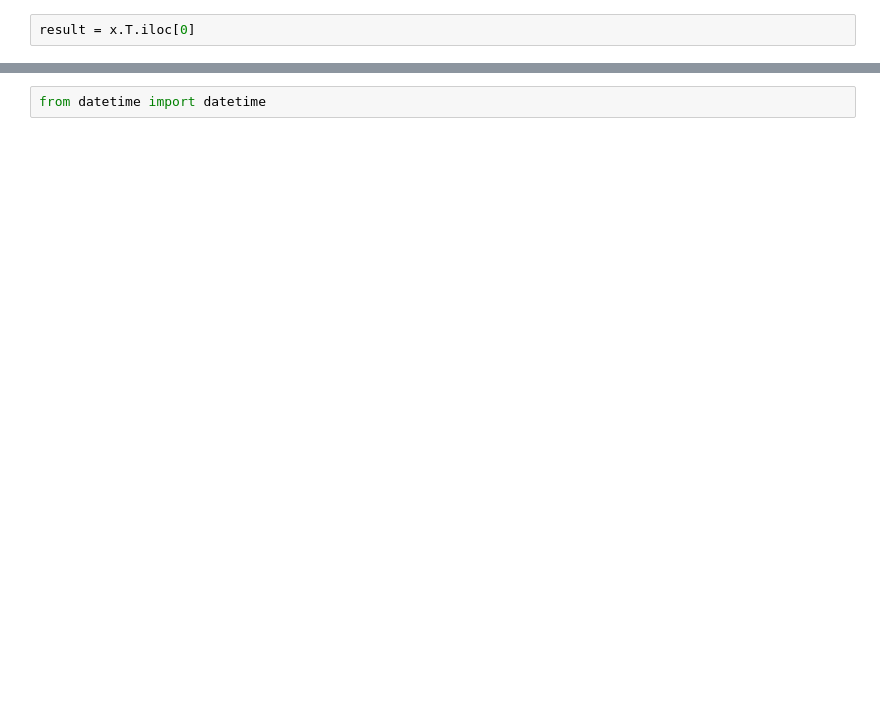
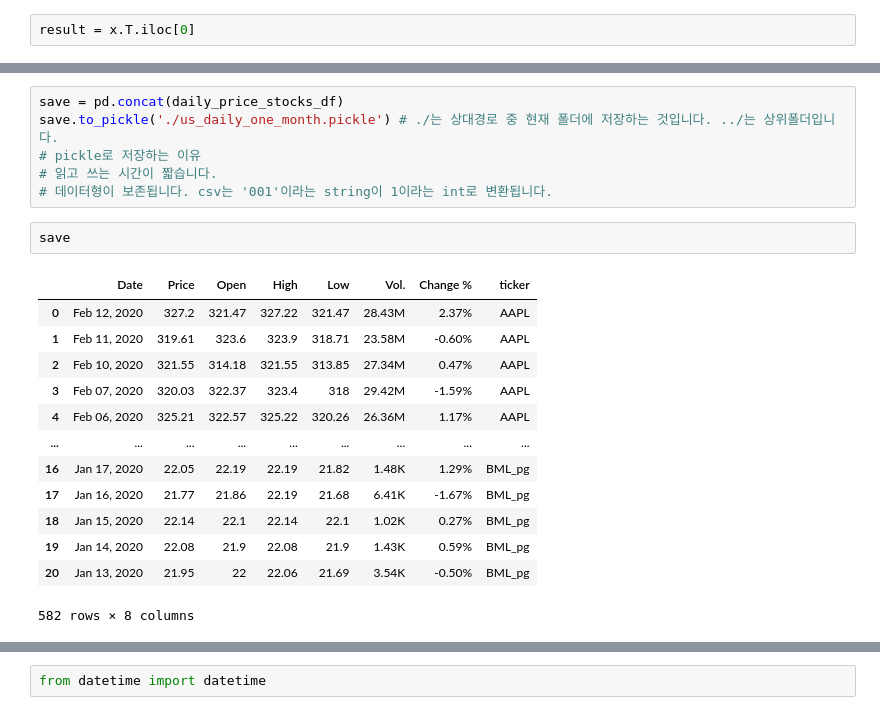
Before and after one commit to algolist-manager/finance, a Jupyter notebook: investing.ipynb, the cells around one changed output, grey strips where cells are left out. Saved outputs shown, nothing was run; the diff lists cells and outputs as text; blank space fills up the shorter version.

```diff
--- a/investing.ipynb
+++ b/investing.ipynb
@@ -224,0 +283,22 @@ print(end-st)
+# %%
+save = pd.concat(daily_price_stocks_df)
+save.to_pickle('./us_daily_one_month.pickle') # ./는 상대경로 중 현재 폴더에 저장하는 것입니다. ../는 상위폴더입니다.
+# pickle로 저장하는 이유
+# 읽고 쓰는 시간이 짧습니다.
+# 데이터형이 보존됩니다. csv는 '001'이라는 string이 1이라는 int로 변환됩니다.
+# %%
+save
+# %% [output]
+|  | Date | Price | Open | High | Low | Vol. | Change % | ticker |
+| 0 | Feb 12, 2020 | 327.2 | 321.47 | 327.22 | 321.47 | 28.43M | 2.37% | AAPL |
+| 1 | Feb 11, 2020 | 319.61 | 323.6 | 323.9 | 318.71 | 23.58M | -0.60% | AAPL |
+| 2 | Feb 10, 2020 | 321.55 | 314.18 | 321.55 | 313.85 | 27.34M | 0.47% | AAPL |
+| 3 | Feb 07, 2020 | 320.03 | 322.37 | 323.4 | 318 | 29.42M | -1.59% | AAPL |
+| 4 | Feb 06, 2020 | 325.21 | 322.57 | 325.22 | 320.26 | 26.36M | 1.17% | AAPL |
+| ... | ... | ... | ... | ... | ... | ... | ... | ... |
+| 16 | Jan 17, 2020 | 22.05 | 22.19 | 22.19 | 21.82 | 1.48K | 1.29% | BML_pg |
+| 17 | Jan 16, 2020 | 21.77 | 21.86 | 22.19 | 21.68 | 6.41K | -1.67% | BML_pg |
+| 18 | Jan 15, 2020 | 22.14 | 22.1 | 22.14 | 22.1 | 1.02K | 0.27% | BML_pg |
+| 19 | Jan 14, 2020 | 22.08 | 21.9 | 22.08 | 21.9 | 1.43K | 0.59% | BML_pg |
+| 20 | Jan 13, 2020 | 21.95 | 22 | 22.06 | 21.69 | 3.54K | -0.50% | BML_pg |
+582 rows × 8 columns
```
Also changed, not shown: parts of 29 cells of this notebook, 8 other files.
